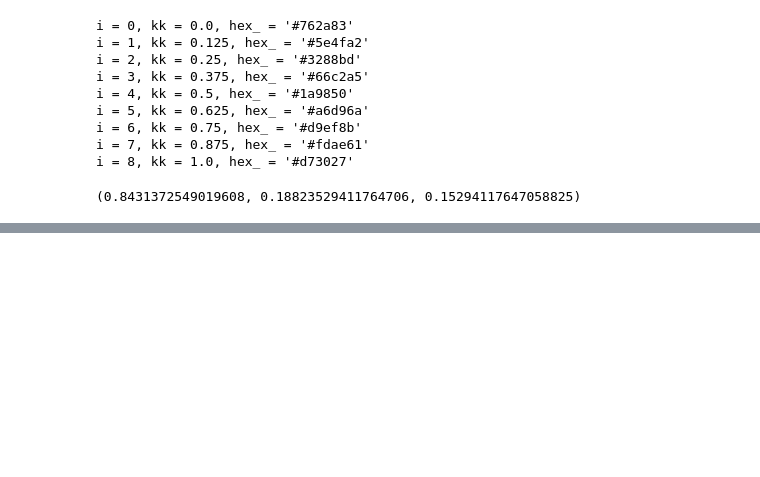
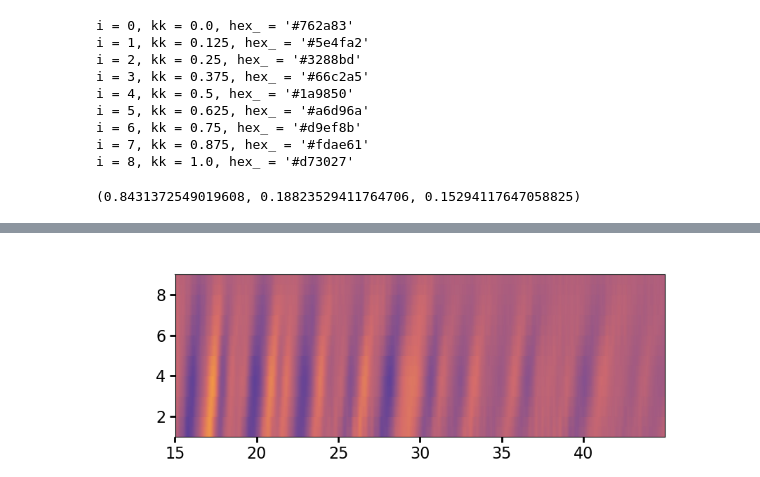
Before and after one commit to cheng-hung/Data_process, a Jupyter notebook: Manuscript_halide_exchange/Fig_3.ipynb, the cells around one changed output, grey strips where cells are left out. Cells and saved outputs as stored; diff of their text form; code cells hidden in the pictures; blank space fills up the shorter version.

Commit message:
plot correlation of Fig_3

```diff
--- a/Manuscript_halide_exchange/Fig_3.ipynb
+++ b/Manuscript_halide_exchange/Fig_3.ipynb
@@ -445,0 +672,33 @@ data_keys
+# %%
+x_min = 1500
+x_max = 4500
+x = gr_df['r_Cl_64micl'].to_numpy()[x_min:x_max]
+y = np.linspace(1, 9, 9)
+X, Y = np.meshgrid(x, y)
+Z = gr_df2.iloc[x_min:x_max].to_numpy().T
+tick_font_size = 16
+tick_width = 2.0
+tick_length = 6.0
+ax_linewidth = 2.0
+linewidth = 2.5
+
+# norm = mpl.colors.Normalize(vmin=np.percentile(Z, 0), vmax=np.percentile(Z, 100))
+norm = mpl.colors.Normalize(vmin=-1.0, vmax=1.0, clip=True)
+
+palette = pt.cmocean.sequential.Thermal_6
+# palette = pt.colorbrewer.diverging.Spectral_11
+# palette = pt.colorbrewer.sequential.YlGnBu_9
+# palette = pt.lightbartlein.diverging.BlueOrange10_10
+cmap = palette.mpl_colormap
+
+# Create the pcolormesh plot
+gs2 = GridSpec(nrows=1, ncols=1) #, width_ratios=[.3, .5, .5])
+f2 = plt.figure(figsize=(9, 3))
+ax2 = f2.add_subplot(gs[:,0])
+mesh = ax2.pcolormesh(X, Y, Z, cmap=cmap, shading='gouraud', norm=norm)
+
+ax2.tick_params(labelsize=tick_font_size, width=tick_width, length=tick_length)
+# ax2.set_xticks([2.0, 3.0, 4.0])
+# ax2.set_yticks([])
+# %% [output]
+[figure, added]
```
Also changed, not shown: parts of 12 cells of this notebook, 6 other files.
